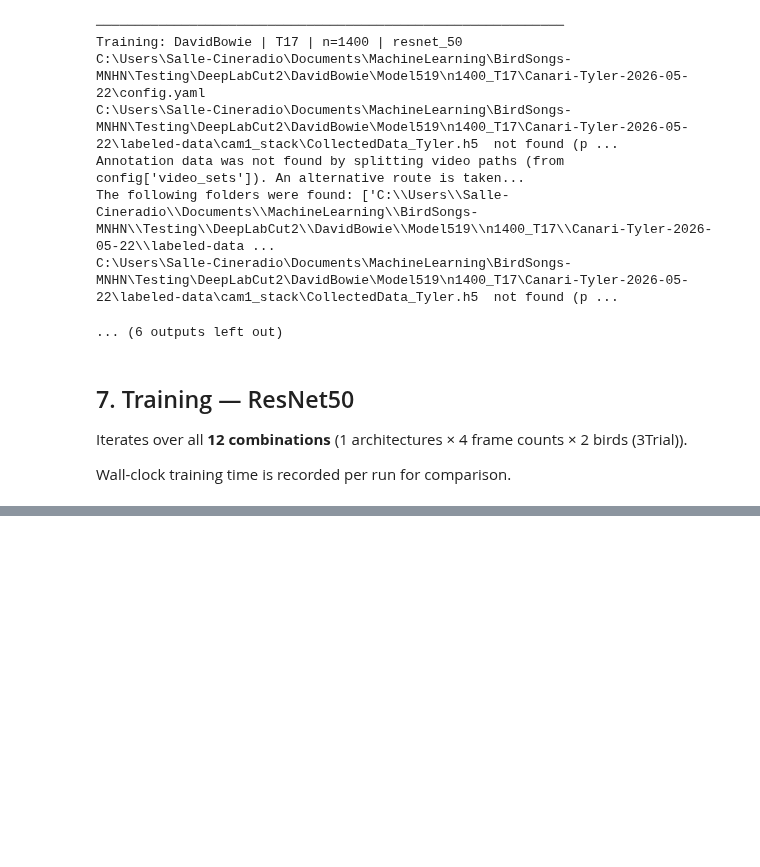
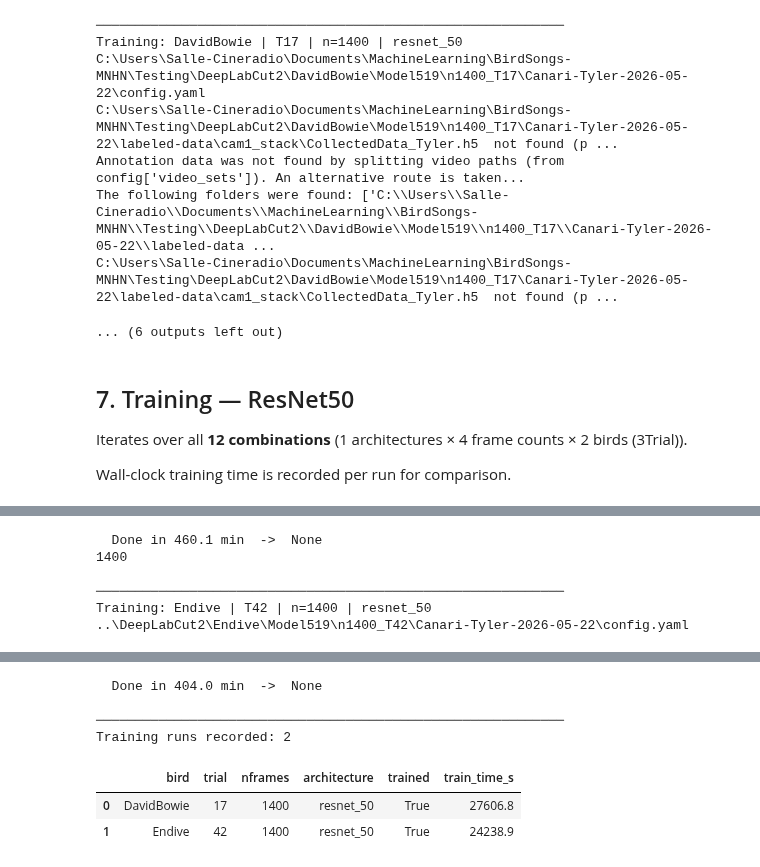
Before and after one commit to tcmarino8/BirdSongs-MNHN, a Jupyter notebook: Testing/Code-Testing/run_updated_experimentation.ipynb, the cells around one changed output, grey strips where cells are left out. Cells and saved outputs as stored; diff of their text form; code cells hidden in the pictures; blank space fills up the shorter version.

```diff
--- a/Testing/Code-Testing/run_updated_experimentation.ipynb
+++ b/Testing/Code-Testing/run_updated_experimentation.ipynb
@@ -1336,13 +1307,15 @@ Iterates over all **12 combinations** (1 architectures × 4 frame counts × 2 bi
 
 Wall-clock training time is recorded per run for comparison.
 # %%
+trnaiing_results = []  # list of dicts — one entry per (bird, trial, n, arch) run
+
 RUN_TRAINING = True
 USE_FULL_EPOCHS = True
 epochs = EPOCHS_FULL if USE_FULL_EPOCHS else EPOCHS_SMOKE
 
 for bird_name, bird_cfg in BIRDS.items():
     for trial in bird_cfg["trials"]:
-        for n in FRAME_COUNTS[0:3]:
+        for n in FRAME_COUNTS[0:4]:
             train_cfg = combined_configs[(bird_name, n, trial)]
             for arch in ARCHITECTURES:
                 run_label = f"{bird_name} | T{trial} | n={n} | {arch}"
@@ -2175,0 +1498,61 @@ How are we able to pull and train specific layers of the model to improve/transf
+# %%
+training_results = []  # list of dicts — one entry per (bird, trial, n, arch) run
+RUN_TRAINING = True
+USE_FULL_EPOCHS = True
+epochs = EPOCHS_FULL if USE_FULL_EPOCHS else EPOCHS_SMOKE
+
+for bird_name, bird_cfg in BIRDS.items():
+    for trial in bird_cfg["trials"]:
+        if trial == 15 and bird_name == "DavidBowie":
+            logging.info(f"Skipping DavidBowie trial {trial} cause we trained already.")
+            continue
+        n = FRAME_COUNTS[3]
+        print(n)
+        train_cfg = combined_configs[(bird_name, n, trial)]
+        for arch in ARCHITECTURES:
+            run_label = f"{bird_name} | T{trial} | n={n} | {arch}"
+            print(f"\n{'─'*60}")
+            print(f"Training: {run_label}")
+
+            set_net_type(train_cfg, arch)
+
+            t0 = time.perf_counter()
+            try:
+                print(train_cfg)
+                latest_snap = deeplabcut.train_network(train_cfg, epochs=epochs)
+                elapsed = time.perf_counter() - t0
+                training_results.append(
+                    {
+                        "bird": bird_name,
+                        "trial": trial,
+                        "nframes": n,
+                        "architecture": arch,
+                        "epochs": epochs,
+                        "trained": True,
+                        "train_time_s": round(elapsed, 1),
+                        "latest_snapshot": latest_snap,
+                        "notes": "",
+                    }
+                )
+                print(f"  Done in {elapsed/60:.1f} min  ->  {latest_snap}")
+            except Exception as exc:
+                elapsed = time.perf_counter() - t0
+                training_results.append(
+                    {
+                        "bird": bird_name,
+                        "trial": trial,
+                        "nframes": n,
+                        "architecture": arch,
+                        "epochs": epochs,
+                        "trained": False,
+                        "train_time_s": round(elapsed, 1),
+                        "latest_snapshot": None,
+                        "notes": str(exc),
+                    }
+                )
+                print(f"  ERROR: {exc}")
+
+print(f"\n{'─'*60}")
+print(f"Training runs recorded: {len(training_results)}")
+pd.DataFrame(training_results)[["bird", "trial", "nframes", "architecture", "trained", "train_time_s"]]
+# %% [output]
@@ -2175,0 +1598,6 @@ How are we able to pull and train specific layers of the model to improve/transf
+  Done in 460.1 min  ->  None
+1400
+
+────────────────────────────────────────────────────────────
+Training: Endive | T42 | n=1400 | resnet_50
+..\DeepLabCut2\Endive\Model519\n1400_T42\Canari-Tyler-2026-05-22\config.yaml
@@ -2175,0 +1621,7 @@ How are we able to pull and train specific layers of the model to improve/transf
+  Done in 404.0 min  ->  None
+
+────────────────────────────────────────────────────────────
+Training runs recorded: 2
+|  | bird | trial | nframes | architecture | trained | train_time_s |
+| 0 | DavidBowie | 17 | 1400 | resnet_50 | True | 27606.8 |
+| 1 | Endive | 42 | 1400 | resnet_50 | True | 24238.9 |
```
Also changed, not shown: parts of 21 cells of this notebook, 5 other files.
